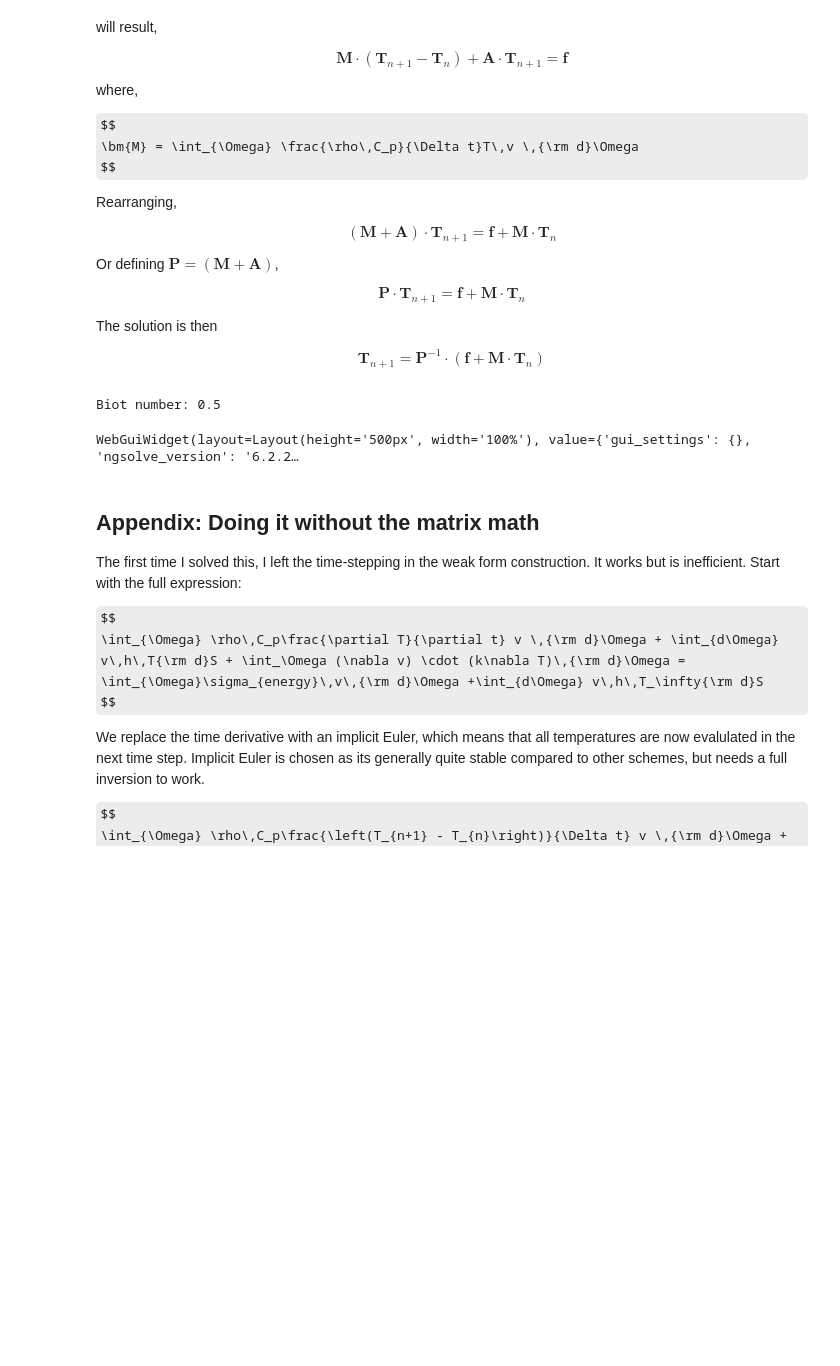
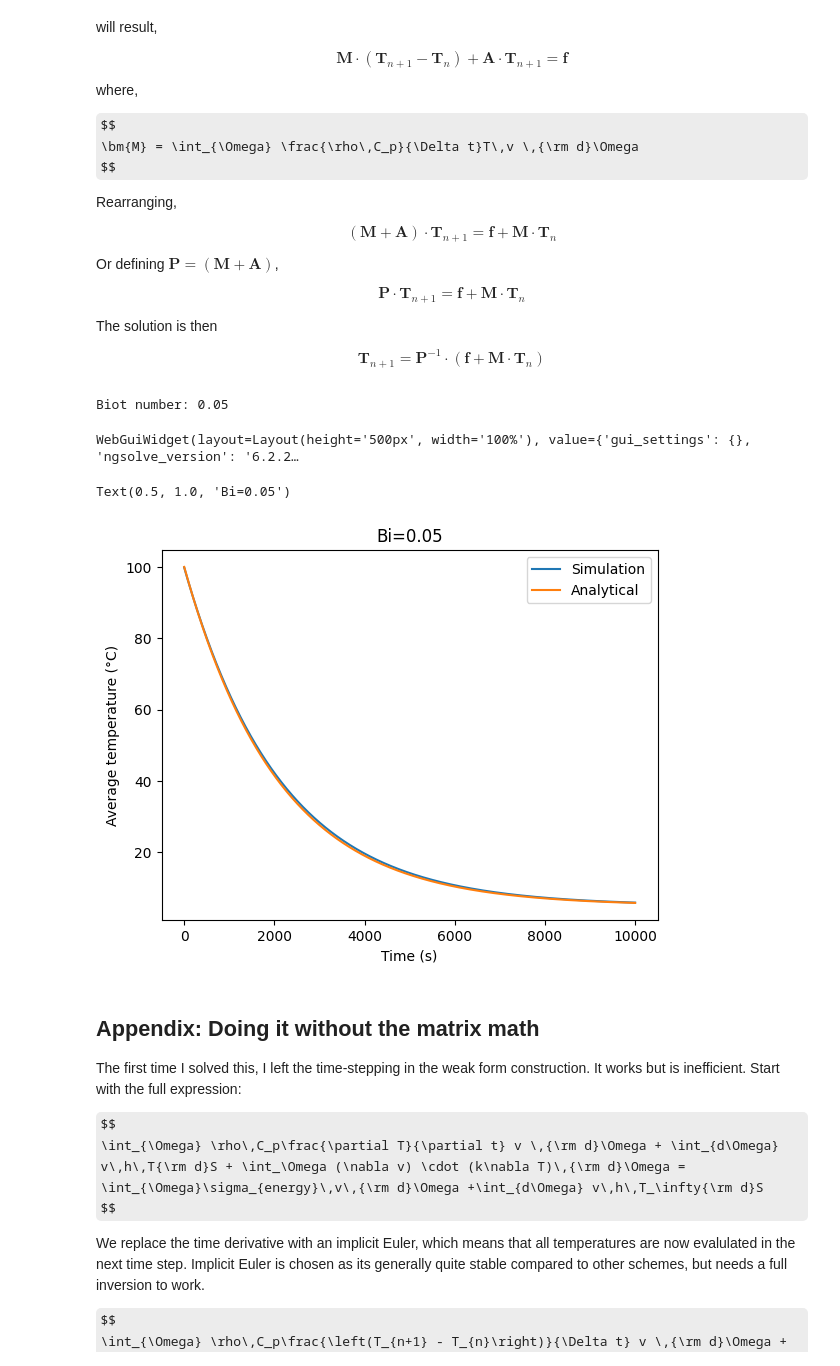
Before and after one commit to toastedcrumpets/HMMT, a Jupyter notebook: UnsteadyHeat/sphere.ipynb, the cells around one changed output. Drawn from its saved outputs; the diff is of its cells as text; code cells hidden in the pictures; some formulas as TeX source; blank space fills up the shorter version.

Commit message:
Got a plot of lumped, need to add analytical terms

```diff
--- a/UnsteadyHeat/sphere.ipynb
+++ b/UnsteadyHeat/sphere.ipynb
@@ -209,12 +209,13 @@ $$
 rho = 1000 # Density
 Cp = 4.18 # Heat capacity
 T0 = 100 # Initial temperature
-k=1 # Thermal conductivity
-h=1 # External heat transfer coefficient
+k=10 # Thermal conductivity
+h= 1# External heat transfer coefficient
 Tinf = 5 # External temperature
 R = 1 # Radius of the circle
 sigma = 0 # Heat source term
-dt = 1 # Time step
+tau_end = 5
+dtau = tau_end / 100 # Time step
 tend = 10000 # End time
 Render_Frames = 100 # Number of frames to render
 
@@ -223,13 +224,14 @@ save_every = tend / dt / Render_Frames
 
 # Compute external heat transfer Area
 pi = 3.14159265359
-A = 2 * pi * R # * L
+A_ext = 2 * pi * R # * L
 # Compute volume
 V = pi * R**2 # * L
 # Compute characteristic length
-L = V / A
+L = V / A_ext
 # Compute Biot number
 Bi = h * L / k
+tau = rho * Cp * V / h / A_ext
 print(f"Biot number: {Bi}")
 
 
@@ -267,33 +269,52 @@ invP = P.Inverse(freedofs=fes.FreeDofs())
 
 #### Time integration
 # Prepare the time integration starting point
 time = 0
 step_idx = 0
 # T_last is the current solution to the temperature field
 T_last = GridFunction(fes)
 T_last.Set(T0) # Set the initial condition
 # Prepare the live visualization
 scene = Draw(T_last, mesh, "T", min=Tinf, max=T0)
 # Store the history of the temperature for visualization
 T_history = GridFunction(T_last.space, multidim=0)
 T_history.AddMultiDimComponent(T_last.vec)
 # Time integration loop
+T_avg_list = []
 while time < tend - dt/2:
     # Test if we need to save the current state
     if step_idx % save_every == 0:
         T_history.AddMultiDimComponent(T_last.vec)
+
+    # Compute the average temperature
+    T_avg = Integrate(T_last, mesh) / V
+    T_avg_list.append((time, T_avg))
     # Perform the time integration
     T_last.vec.data = invP * (f.vec + M.mat * T_last.vec)
     # Redraw the visualization
     scene.Redraw()
+
     # Update the time and step index
     time += dt
     step_idx += 1
 
-res = f.vec + M.mat * T_last.vec
-T_last.vec.data = invP * res
 # Save animation here
 # https://docu.ngsolve.org/latest/i-tutorials/appendix-vtk/vtk.html
+
+from matplotlib import pyplot as plt
+%matplotlib inline
+time = [t for t, T in T_avg_list]
+T_sim = [T for t, T in T_avg_list]
+plt.plot(time, T_sim, label="Simulation")
+#Draw(T_history, mesh, interpolate_multidim=False, min=Tinf, max=T0, animate=True, speed=10)
+T_lumped = [Tinf + (T0 - Tinf) * exp(-t / tau) for t in time]
+plt.plot(time, T_ana, label="Analytical")
+plt.legend()
+plt.xlabel("Time (s)")
+plt.ylabel("Average temperature (°C)")
+plt.title(f"Bi={Bi}")
 # %% [output]
-Biot number: 0.5
+Biot number: 0.05
 WebGuiWidget(layout=Layout(height='500px', width='100%'), value={'gui_settings': {}, 'ngsolve_version': '6.2.2…
+Text(0.5, 1.0, 'Bi=0.05')
+[figure, added]
```
Also changed, not shown: parts of 1 cell of this notebook.
